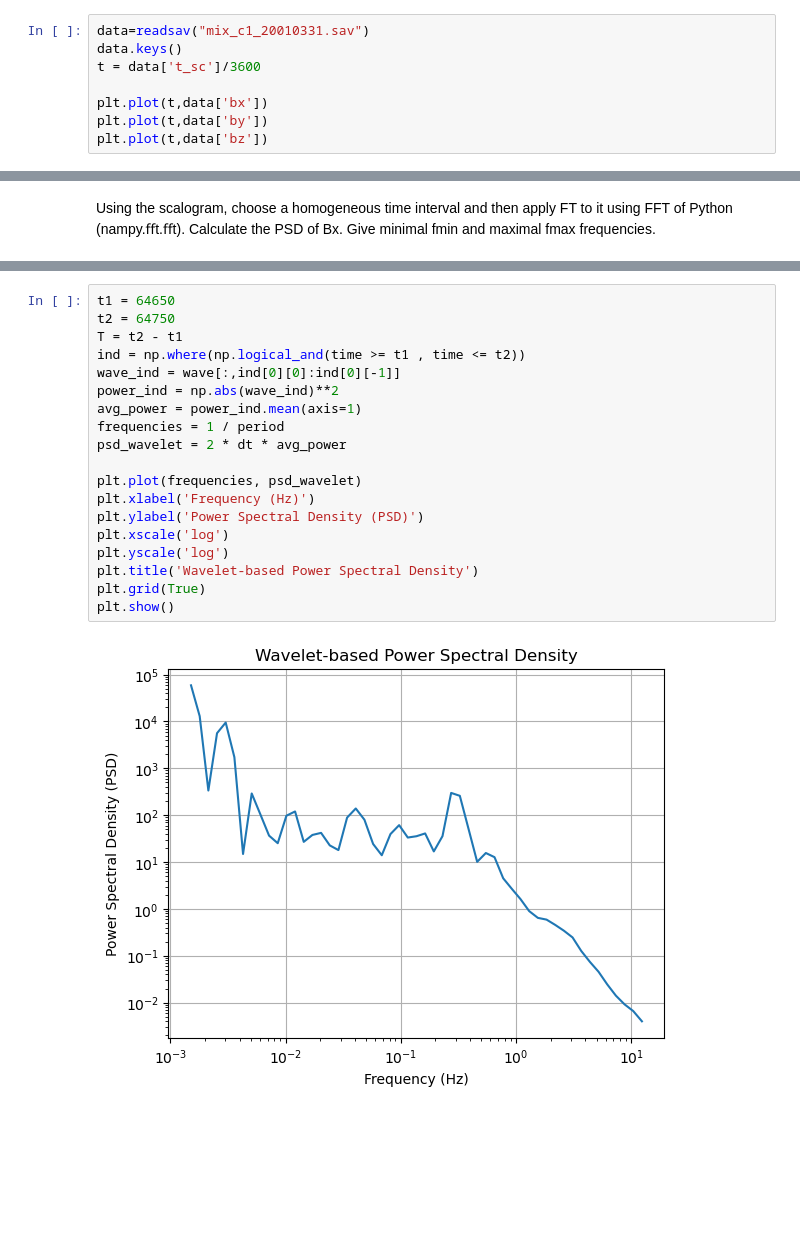
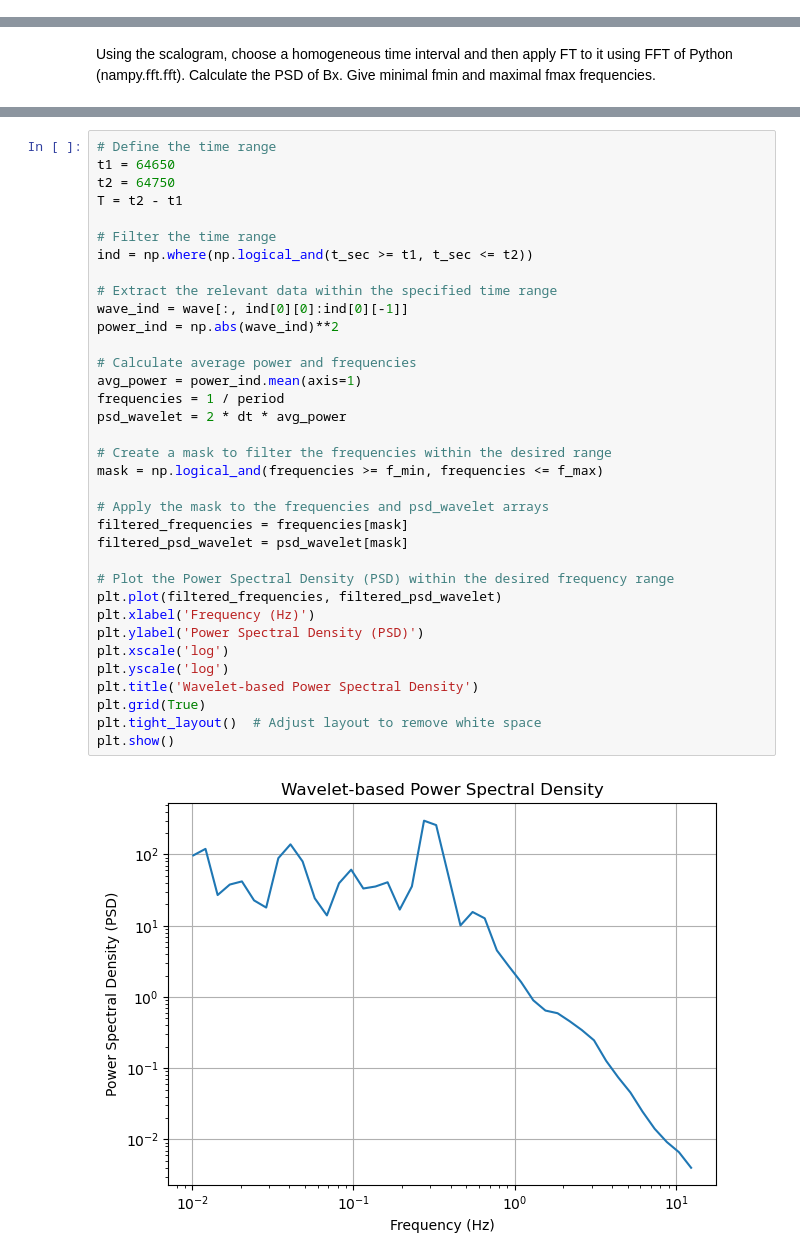
Before and after one commit to notanobis/Wavelet-Analysis, a Jupyter notebook: Code/plasma.ipynb, the cells around one changed output, grey strips where cells are left out. Drawn from its saved outputs; the diff is of its cells as text; blank space fills up the shorter version.

```diff
--- a/Code/plasma.ipynb
+++ b/Code/plasma.ipynb
@@ -157,11 +153,3 @@ import matplotlib.pyplot as plt
 # %% [markdown]
 ## 2.2 In-situ data analysis
 ### 2.2.1 Read the data
-# %%
-data=readsav("mix_c1_20010331.sav")
-data.keys()
-t = data['t_sc']/3600
-
-plt.plot(t,data['bx'])
-plt.plot(t,data['by'])
-plt.plot(t,data['bz'])
@@ -238,24 +284,40 @@ print("Maximum frequency (fmax):", fmax)
 Minimum frequency (fmin): 0.01
 Maximum frequency (fmax): 12.495
 # %%
+# Define the time range
 t1 = 64650
 t2 = 64750
 T = t2 - t1
-ind = np.where(np.logical_and(time >= t1 , time <= t2))
-wave_ind = wave[:,ind[0][0]:ind[0][-1]]
+
+# Filter the time range
+ind = np.where(np.logical_and(t_sec >= t1, t_sec <= t2))
+
+# Extract the relevant data within the specified time range
+wave_ind = wave[:, ind[0][0]:ind[0][-1]]
 power_ind = np.abs(wave_ind)**2
+
+# Calculate average power and frequencies
 avg_power = power_ind.mean(axis=1)
 frequencies = 1 / period
 psd_wavelet = 2 * dt * avg_power
 
-plt.plot(frequencies, psd_wavelet)
+# Create a mask to filter the frequencies within the desired range
+mask = np.logical_and(frequencies >= f_min, frequencies <= f_max)
+
+# Apply the mask to the frequencies and psd_wavelet arrays
+filtered_frequencies = frequencies[mask]
+filtered_psd_wavelet = psd_wavelet[mask]
+
+# Plot the Power Spectral Density (PSD) within the desired frequency range
+plt.plot(filtered_frequencies, filtered_psd_wavelet)
 plt.xlabel('Frequency (Hz)')
 plt.ylabel('Power Spectral Density (PSD)')
 plt.xscale('log')
 plt.yscale('log')
 plt.title('Wavelet-based Power Spectral Density')
 plt.grid(True)
+plt.tight_layout()  # Adjust layout to remove white space
 plt.show()
 # %% [output]
-[figure, old version]
+[figure, new version]
 # %%
```
Also changed, not shown: parts of 10 cells of this notebook.
